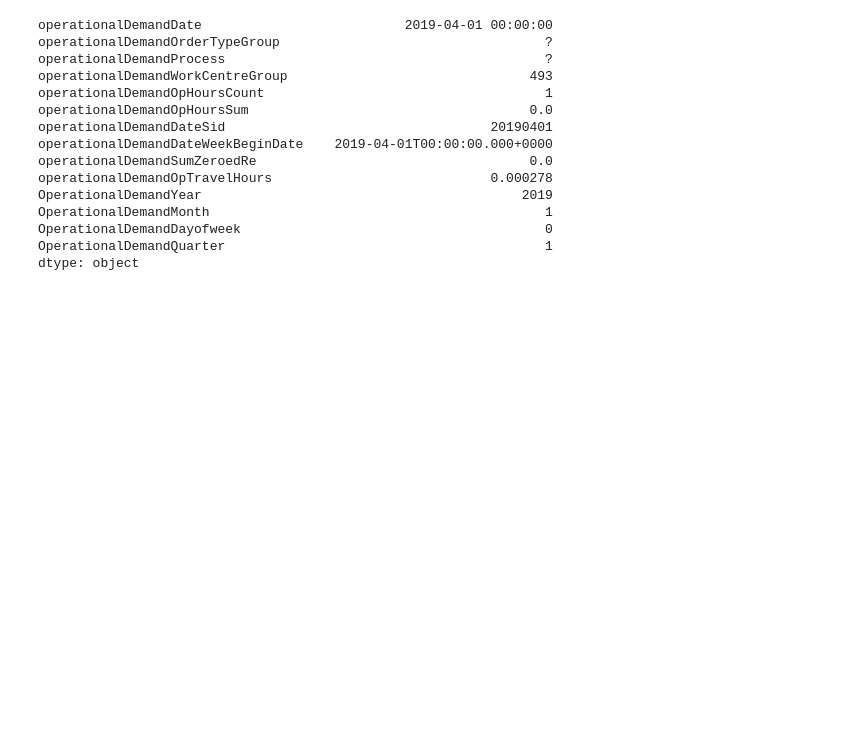
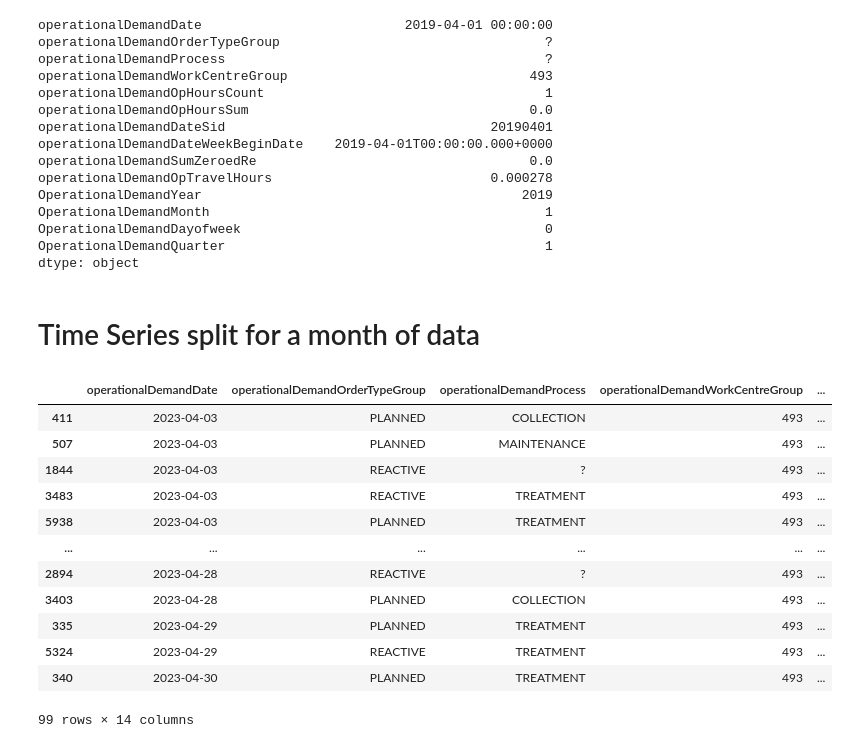
Before and after one commit to kartbart/AI-ML-Portfolio-3, a Jupyter notebook: Software Portfolio 3.ipynb, the cells around one changed output. Saved outputs shown, nothing was run; the diff lists cells and outputs as text; code cells hidden in the pictures; blank space fills up the shorter version.

Commit message:
add one month changes

```diff
--- a/Software Portfolio 3.ipynb
+++ b/Software Portfolio 3.ipynb
@@ -318,3 +320,30 @@ OperationalDemandMonth                                           1
 OperationalDemandDayofweek                                       0
 OperationalDemandQuarter                                         1
 dtype: object
+# %% [markdown]
+# Time Series split for a month of data
+# %%
+#Applying time series eda to assess behaviour within a week on data
+month1_df = df.loc[(df['operationalDemandDateWeekBeginDate'] >= '2023-04-01') &
+                              (df['operationalDemandDateWeekBeginDate'] < '2023-05-01') &
+                              (df['operationalDemandDate'] >=  '2023-04-01') &
+                              (df['operationalDemandDate'] <= '2023-05-01')]
+# %%
+# Sorting the values in the df by the columns in ascending order
+month1_df = month1_df.sort_values(by=['operationalDemandDateWeekBeginDate', 'operationalDemandDate'], ascending=True)
+# %%
+month1_df
+# %% [output]
+|  | operationalDemandDate | operationalDemandOrderTypeGroup | operationalDemandProcess | operationalDemandWorkCentreGroup | ... |
+| 411 | 2023-04-03 | PLANNED | COLLECTION | 493 | ... |
+| 507 | 2023-04-03 | PLANNED | MAINTENANCE | 493 | ... |
+| 1844 | 2023-04-03 | REACTIVE | ? | 493 | ... |
+| 3483 | 2023-04-03 | REACTIVE | TREATMENT | 493 | ... |
+| 5938 | 2023-04-03 | PLANNED | TREATMENT | 493 | ... |
+| ... | ... | ... | ... | ... | ... |
+| 2894 | 2023-04-28 | REACTIVE | ? | 493 | ... |
+| 3403 | 2023-04-28 | PLANNED | COLLECTION | 493 | ... |
+| 335 | 2023-04-29 | PLANNED | TREATMENT | 493 | ... |
+| 5324 | 2023-04-29 | REACTIVE | TREATMENT | 493 | ... |
+| 340 | 2023-04-30 | PLANNED | TREATMENT | 493 | ... |
+99 rows × 14 columns
```
Also changed, not shown: parts of 4 cells of this notebook.
